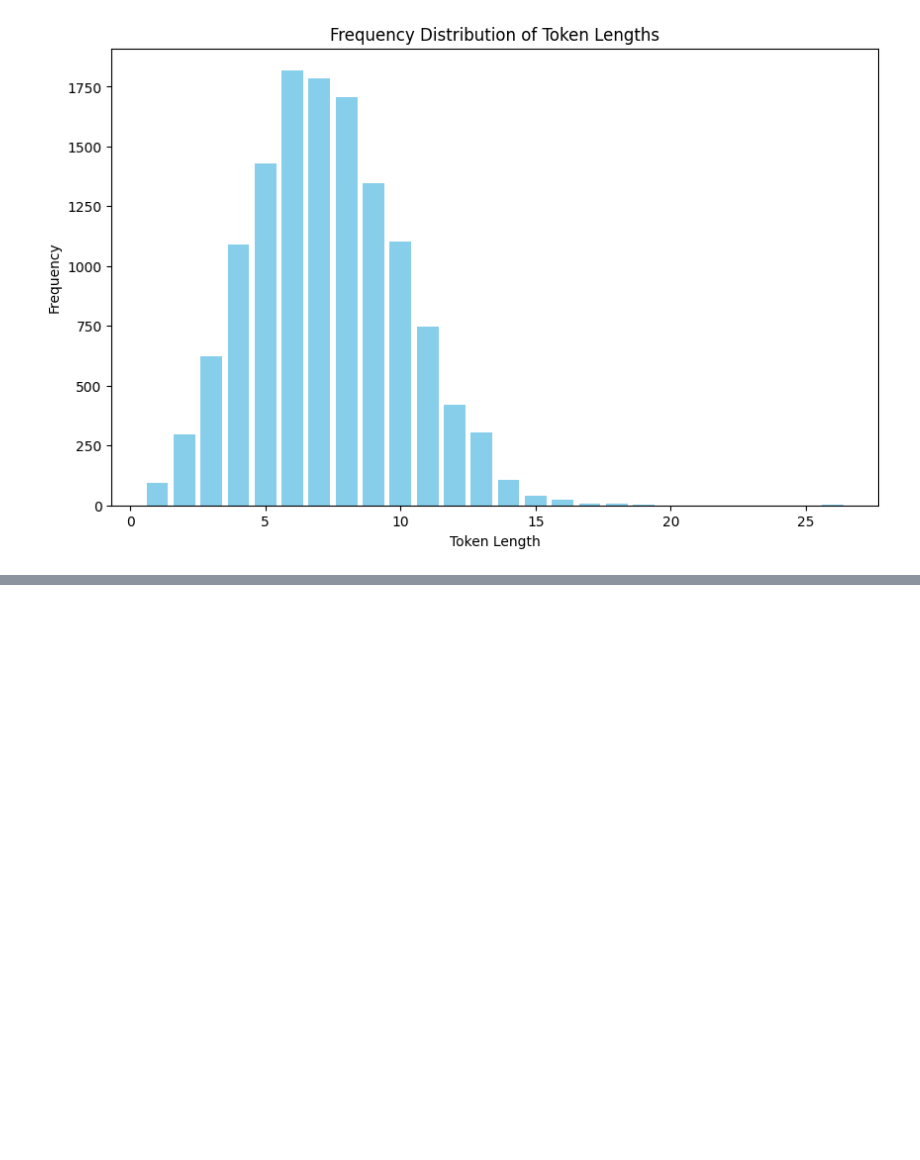
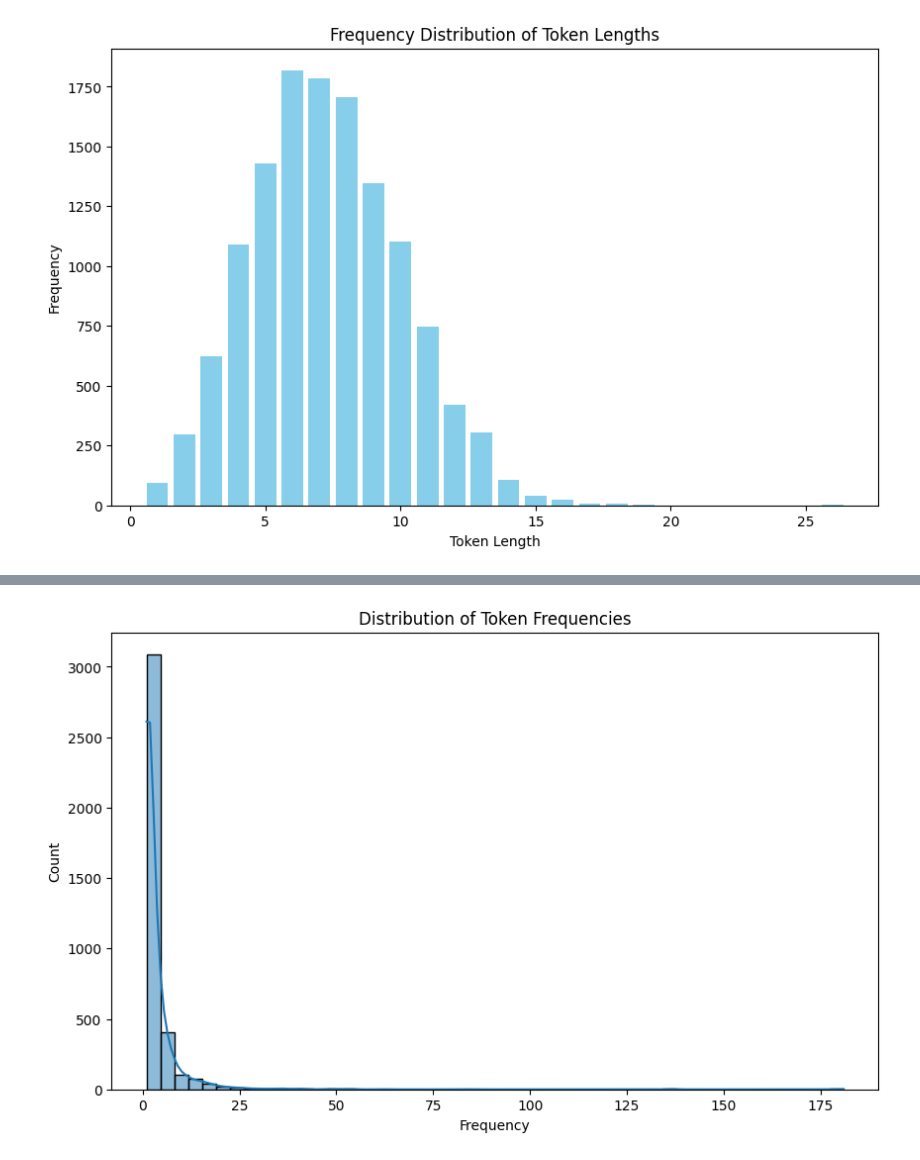
Before and after one commit to cfitzpatrick89/ADS509-Final, a Jupyter notebook: ADS509_Final.ipynb, the cells around one changed output, grey strips where cells are left out. Drawn from its saved outputs; the diff is of its cells as text; code cells hidden in the pictures; blank space fills up the shorter version.

```diff
--- a/ADS509_Final.ipynb
+++ b/ADS509_Final.ipynb
@@ -274,0 +351,18 @@ Most common tokens: [('health', 181), ('climate', 179), ('the', 137), ('change',
+# %%
+def plot_token_frequencies(df, text_column):
+    all_text = " ".join(df[text_column])
+    tokens = word_tokenize(all_text)
+    token_freq = Counter(tokens)
+
+    token_freq_df = pd.DataFrame(token_freq.values(), columns=['Frequency'])
+    plt.figure(figsize=(10, 6))
+    sns.histplot(token_freq_df['Frequency'], bins=50, kde=True)
+    plt.xlabel('Frequency')
+    plt.ylabel('Count')
+    plt.title('Distribution of Token Frequencies')
+    plt.show()
+
+# Example usage:
+plot_token_frequencies(df_articles, 'processed_abstract_str')
+# %% [output]
+[figure, added]
```
Also changed, not shown: parts of 32 cells of this notebook.
